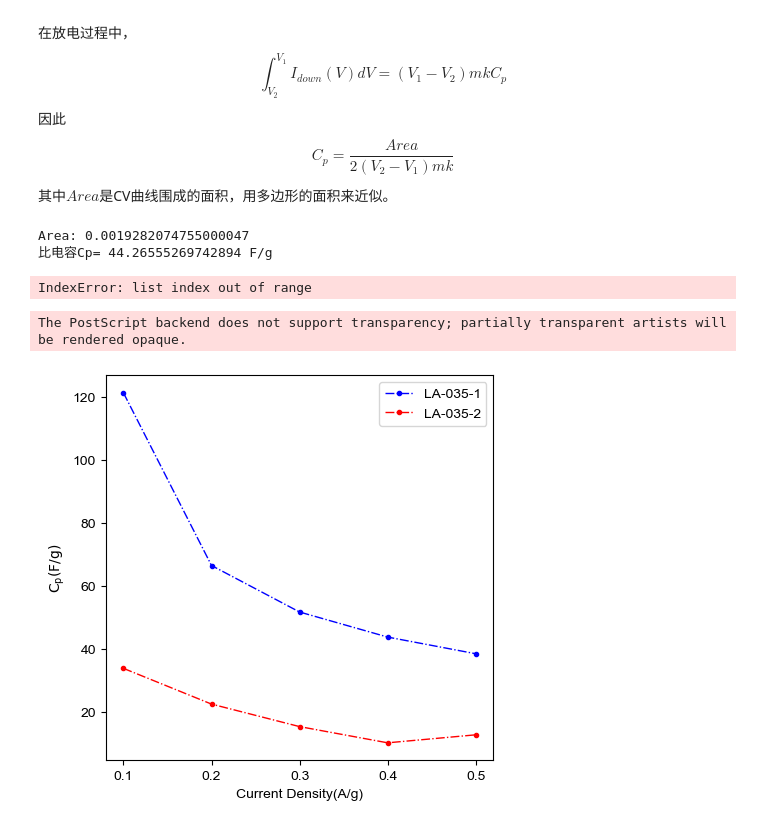
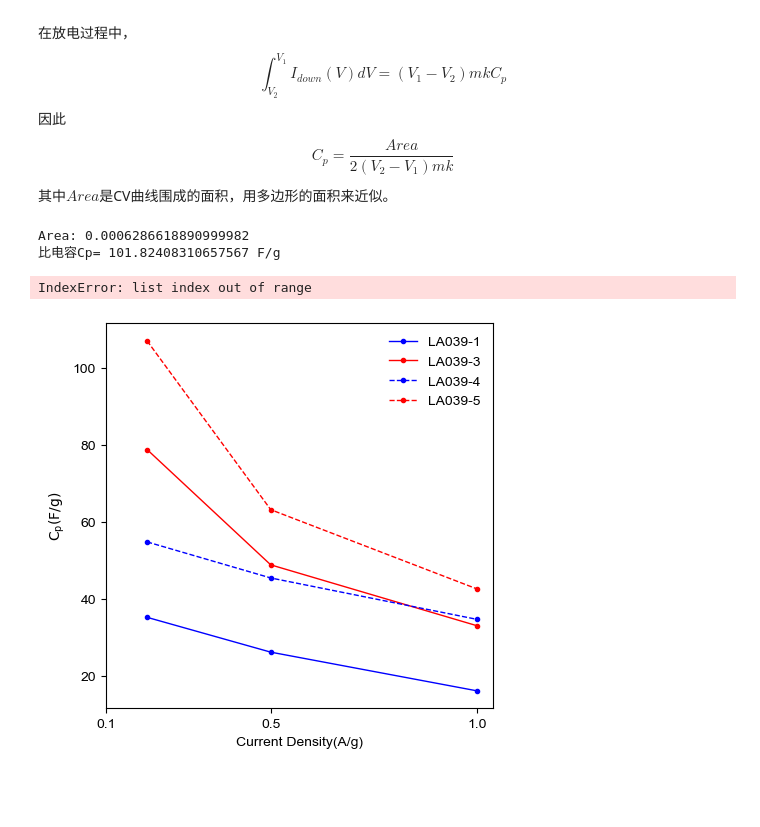
Before and after one commit to Liazulene/Fragile, a Jupyter notebook: ElectrochemicalTest/Cp-CV.ipynb, the cells around one changed output. Saved outputs shown, nothing was run; the diff lists cells and outputs as text; code cells hidden in the pictures; blank space fills up the shorter version.

```diff
--- a/ElectrochemicalTest/Cp-CV.ipynb
+++ b/ElectrochemicalTest/Cp-CV.ipynb
@@ -37,13 +37,39 @@ rcParams.update(config)
 # m为活性物质的质量，单位为mg
 # k为CV扫描的速率，单位为mV/s
 
-m = 1.21
-k = 20
+m = 3.43
+k = 1
 
 coordinates = []
 
 # 读取文件内数据
 with open('CV.txt', 'r') as file:
+    for i in range(2):
+        line = file.readline().strip()
+        parts = line.split(',')
+
+        # 确保每行有两个值
+        if len(parts) == 2:
+            try:
+                V = float(parts[0])
+                I = float(parts[1])
+
+                # 如果是第一行
+                if i == 0:
+                    first_V = V
+                    first_I = I
+                # 如果是第二行
+                elif i == 1:
+                    second_V = V
+                    second_I = I
+            except ValueError:
+                print(f"无法解析行：{line}")
+        if first_V is not None and second_V is not None:
+            if first_V >= second_V:
+                DST = 1
+            else:
+                DST = 0
+    file.seek(0)
     for line in file:
         # 移除行末的换行符并使用逗号分隔符分割行
         parts = line.strip().split(',')
@@ -54,6 +80,9 @@ with open('CV.txt', 'r') as file:
             try:
                 V = float(parts[0])
                 I = float(parts[1])
+                if DST == 0:
+                   V = np.negative(V)
+                   I = np.negative(I)
                 coordinate = (V, I)
                 coordinates.append(coordinate)
             except ValueError:
@@ -141,25 +170,28 @@ plt.show()
 
 print(areas)
 # %% [output]
-Area: 0.0019282074755000047
-比电容Cp= 44.26555269742894 F/g
+Area: 0.0006286618890999982
+比电容Cp= 101.82408310657567 F/g
 IndexError: list index out of range
 # %%
-a1=[121.34, 66.48, 51.71, 43.75, 38.46]
-a2=[33.81, 22.46, 15.31, 10.16, 12.70]
-b=[0.1,0.2,0.3,0.4,0.5]
+a1=[35.29, 26.26, 16.23]
+a2=[78.81, 48.90, 33.12]
+a3=[54.85, 45.50, 34.77]
+a4=[107.00, 63.21 ,42.67]
+b=[0.2, 0.5, 1]
 
 plt.figure(figsize=(5, 5))
-plt.plot(b, a1,'b.-.', linewidth=1)
-plt.plot(b, a2,'r.-.', linewidth=1)
+plt.plot(b, a1,'b.-', linewidth=1)
+plt.plot(b, a2,'r.-', linewidth=1)
+plt.plot(b, a3,'b.--', linewidth=1)
+plt.plot(b, a4,'r.--', linewidth=1)
 plt.xlabel('Current Density(A/g)')
 plt.ylabel('$\mathrm{C_p(F/g)}$')
-plt.xticks([0.1,0.2,0.3,0.4,0.5])
-plt.legend(['LA-035-1', 'LA-035-2'])
+plt.xticks([0.1, 0.5, 1.0])
+plt.legend(['LA039-1', 'LA039-3', 'LA039-4', 'LA039-5'], frameon=False)
 plt.title('')
 # plt.text()
 plt.savefig("compare.eps", dpi=600,format="eps")
 plt.show()
 # %% [output]
-The PostScript backend does not support transparency; partially transparent artists will be rendered opaque.
-[figure, old version]
+[figure, new version]
```
Also changed, not shown: parts of 1 cell of this notebook, 5 other files.
